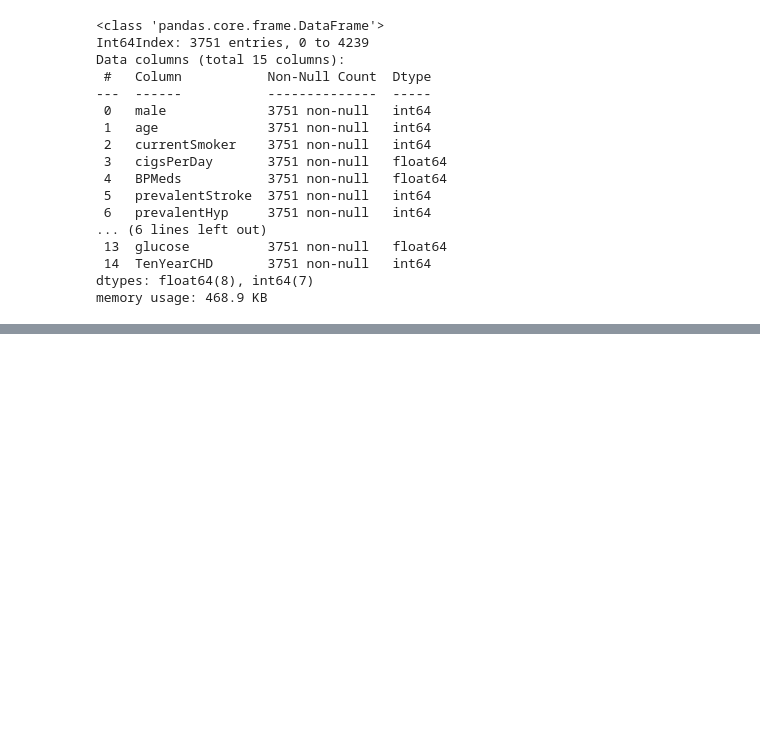
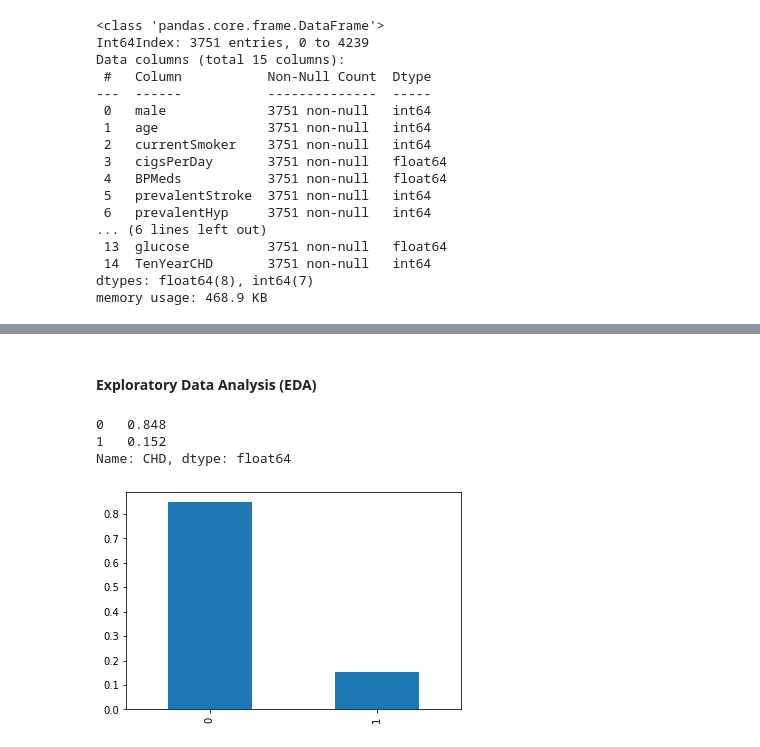
Before and after one commit to dine18/Dissertation-Project, a Jupyter notebook: HDP/HDPML.ipynb, the cells around one changed output, grey strips where cells are left out. Drawn from its saved outputs; the diff is of its cells as text; code cells hidden in the pictures; blank space fills up the shorter version.

```diff
--- a/HDP/HDPML.ipynb
+++ b/HDP/HDPML.ipynb
@@ -162,0 +171,3 @@ memory usage: 468.9 KB
+# %%
+#creating a instance of lableencoder
+lable_en = LabelEncoder()
@@ -162,0 +190,3 @@ memory usage: 468.9 KB
+# %%
+df_fhs['BMI'] = lable_en.fit_transform(df_fhs['BMI'])
+df_fhs['BMI'].value_counts()
@@ -162,0 +206,3 @@ memory usage: 468.9 KB
+# %%
+# Renaming TenYearCHD to CHD
+df_fhs.rename(columns={"TenYearCHD": "CHD"}, inplace=True)
@@ -162,0 +218,14 @@ memory usage: 468.9 KB
+# %% [markdown]
+#### Exploratory Data Analysis (EDA)
+# %%
+#Target variable
+df_fhs['CHD'].value_counts(normalize=True)
+# %% [output]
+0   0.848
+1   0.152
+Name: CHD, dtype: float64
+# %%
+df_fhs['CHD'].value_counts(normalize=True).plot(kind='bar')
+plt.show()
+# %% [output]
+[figure, added]
```
Also changed, not shown: parts of 5 cells of this notebook.
